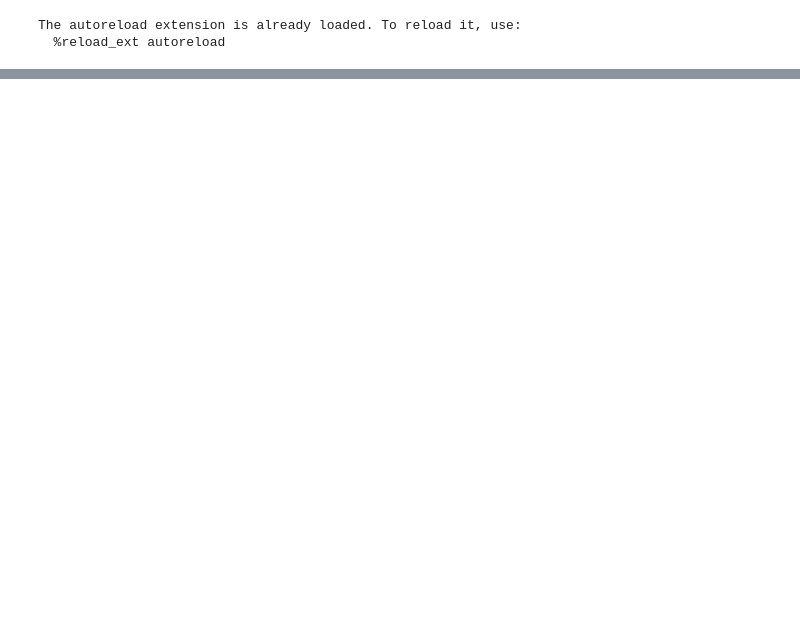
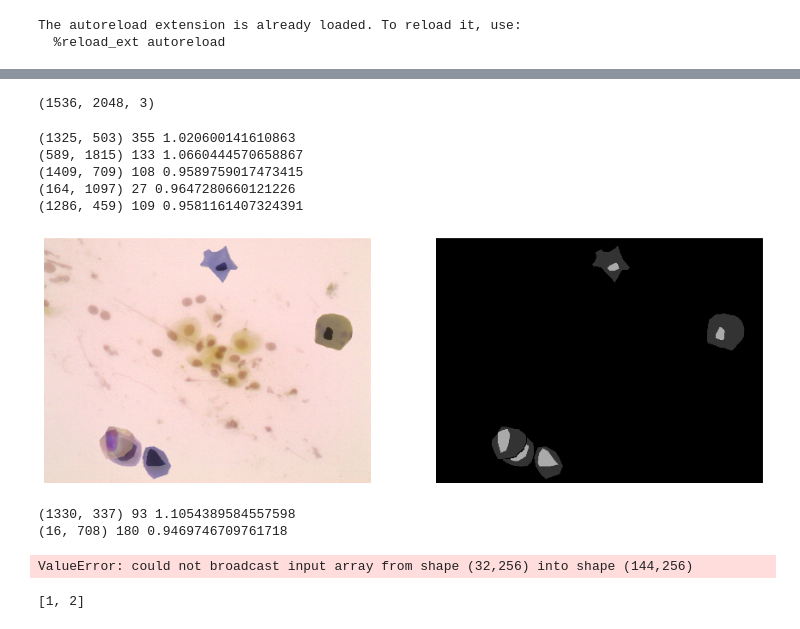
Before and after one commit to smwade/cancerDetection, a Jupyter notebook: notebooks/Unet Prep.ipynb, the cells around one changed output, grey strips where cells are left out. Saved outputs shown, nothing was run; the diff lists cells and outputs as text; code cells hidden in the pictures; blank space fills up the shorter version.

Commit message:
fixed cell gen bug

```diff
--- a/notebooks/Unet Prep.ipynb
+++ b/notebooks/Unet Prep.ipynb
@@ -26,0 +18,30 @@ images.shape
+# %%
+ds = Dataset('/Users/seanwade/Desktop/new_ds', ['all'])
+# %%
+good_slides = slides['superficial-intermediate'] + slides['parabasal']
+random.shuffle(good_slides)
+slide_generator = cycle(good_slides) # make infinite generator
+# %%
+bad_cells = list(set(cells.classes) - set(['superficial-intermediate', 'parabasal']))
+# %%
+amount_data = 100
+# %%
+slide.img.shape
+# %% [output]
+(1536, 2048, 3)
+# %%
+for i in range(amount_data):
+    slide = next(slide_generator)
+    new_img, new_mask = randomly_insert_cells(slide.img, get_blank_mask(slide.img), cells, bad_cells, (0,6))
+    ds.add_data(new_img, new_mask, 'all', i)
+    plot_img_and_mask(new_img, new_mask)
+# %% [output]
+(1325, 503) 355 1.020600141610863
+(589, 1815) 133 1.0660444570658867
+(1409, 709) 108 0.9589759017473415
+(164, 1097) 27 0.9647280660121226
+(1286, 459) 109 0.9581161407324391
+[figure, added]
+(1330, 337) 93 1.1054389584557598
+(16, 708) 180 0.9469746709761718
+ValueError: could not broadcast input array from shape (32,256) into shape (144,256)
@@ -26,0 +50,4 @@ images.shape
+# %%
+a[0:-4]
+# %% [output]
+[1, 2]
```
Also changed, not shown: parts of 5 cells of this notebook, 4 other files.
